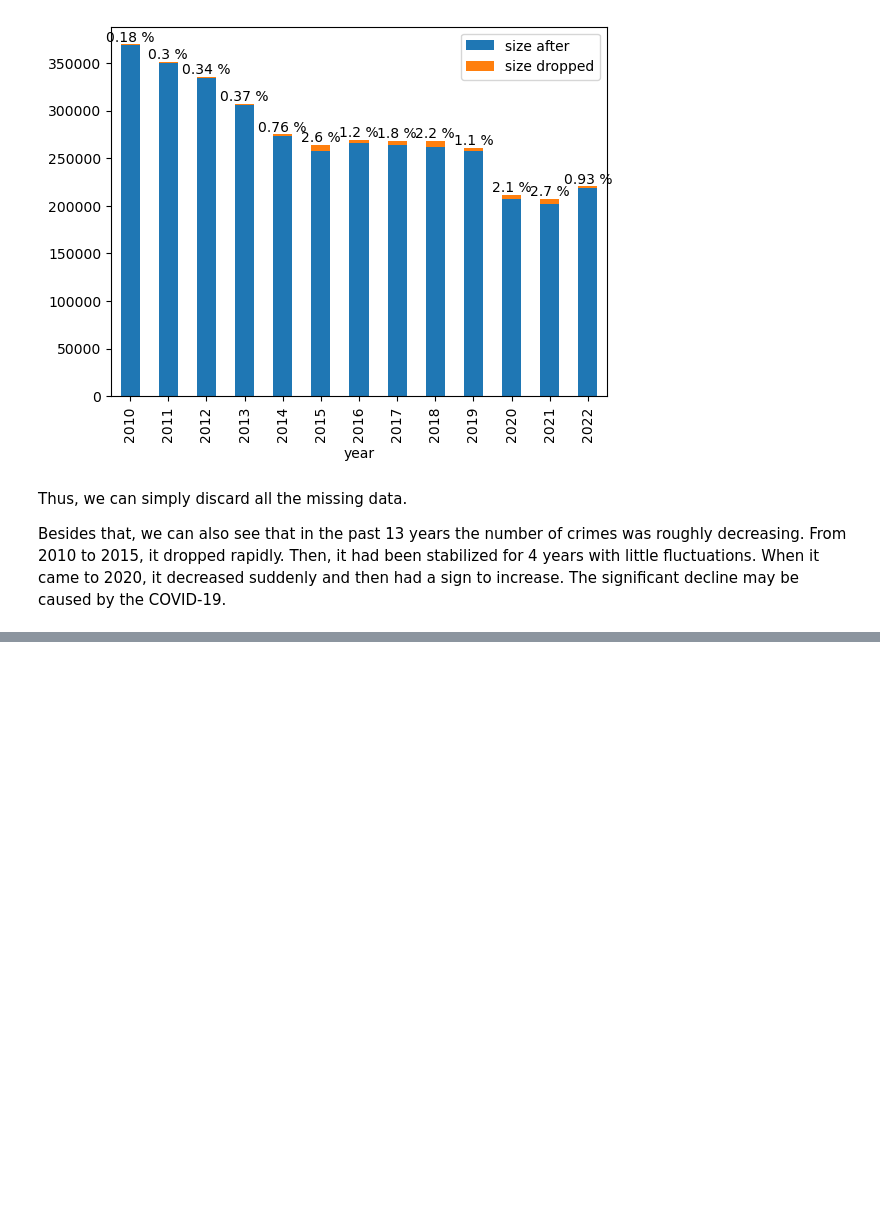
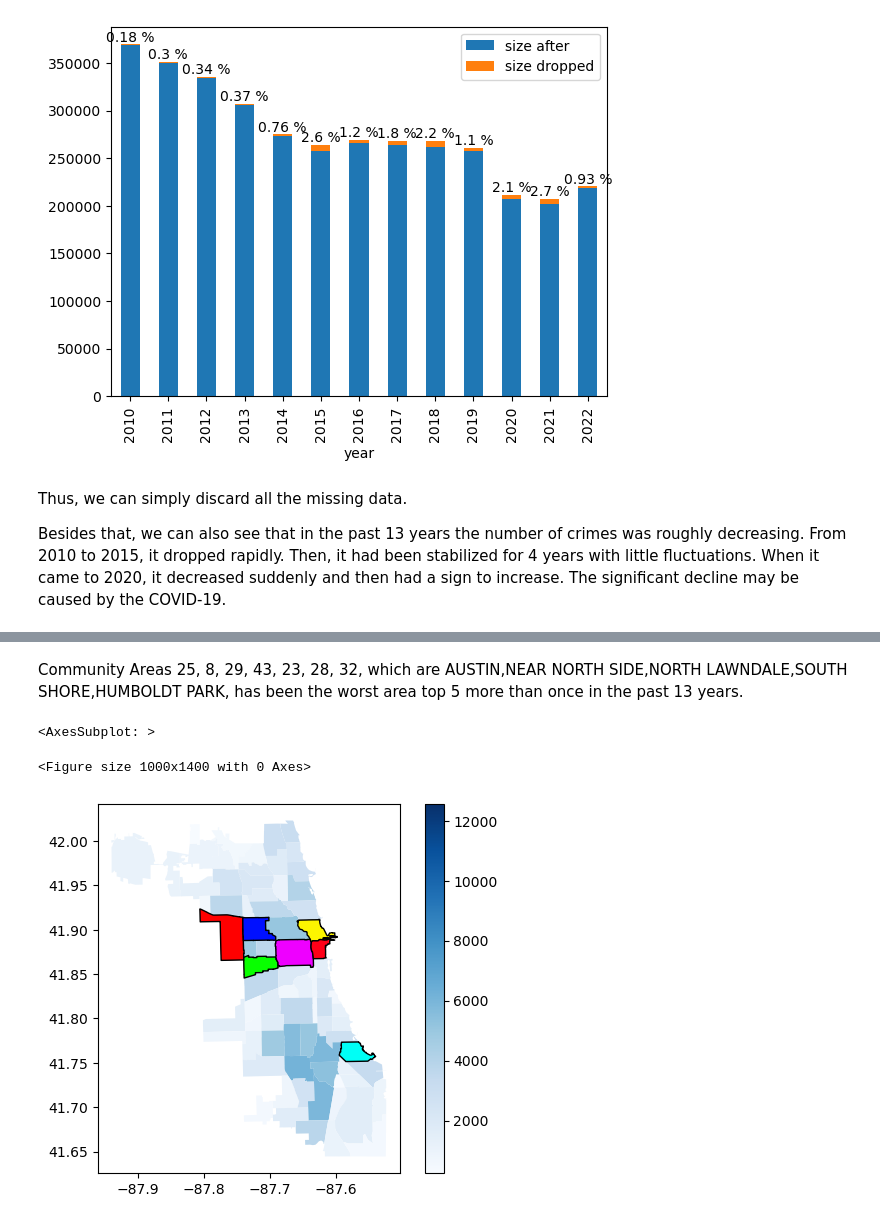
Before and after one commit to COMP5152TEAMWORK/Chicago-Crimes-Analysis, a Jupyter notebook: Chicago Crime Analysis.ipynb, the cells around one changed output, grey strips where cells are left out. Saved outputs shown, nothing was run; the diff lists cells and outputs as text; code cells hidden in the pictures; blank space fills up the shorter version.

Commit message:
finished top5 and bot5 area study

```diff
--- a/Chicago Crime Analysis.ipynb
+++ b/Chicago Crime Analysis.ipynb
@@ -346,0 +351,3 @@ Besides that, we can also see that in the past 13 years the number of crimes was
+# %%
+cay_df = pd.read_csv('{}crime_area_year.csv'.format(DATA_GEN_DIR))
+cay_df
@@ -346,0 +368,6 @@ Besides that, we can also see that in the past 13 years the number of crimes was
+# %%
+worst_area_td = cay_df.sort_values(by=['Year', 'Counts'], ascending=[True, False])\
+    .groupby(by='Year')
+worst_area_top5 = worst_area_td.head(5)
+worst_area_bot5 = worst_area_td.tail(5)
+worst_area_top5
@@ -346,0 +388,3 @@ Besides that, we can also see that in the past 13 years the number of crimes was
+# %%
+wat5y = worst_area_top5['Community Area'].value_counts()
+wat5y
@@ -346,0 +404,8 @@ Besides that, we can also see that in the past 13 years the number of crimes was
+# %%
+name_numb = pd.concat([
+    frame['int_area_numbe'],
+    frame['community']
+], axis=1)
+name_numb = name_numb.merge(wat5y, how='right', left_on='int_area_numbe', right_index=True)
+name_numb_index = name_numb[name_numb['Community Area']>1].index
+name_numb
@@ -346,0 +423,11 @@ Besides that, we can also see that in the past 13 years the number of crimes was
+# %% [markdown]
+Community Areas 25, 8, 29, 43, 23, 28, 32, which are AUSTIN,NEAR NORTH SIDE,NORTH LAWNDALE,SOUTH SHORE,HUMBOLDT PARK, has been the worst area top 5 more than once in the past 13 years.
+# %%
+wat5y_area = [25, 8, 29, 43, 23, 28, 32]
+fig = plt.figure(figsize=(10, 14))
+ax = frame.plot(column="crime count by area", legend=True, cmap='Blues')
+frame.iloc[name_numb_index].plot(cmap='hsv', linewidth=1, edgecolor='black', ax=ax)
+# %% [output]
+<AxesSubplot: >
+<Figure size 1000x1400 with 0 Axes>
+[figure, added]
```
Also changed, not shown: parts of 13 cells of this notebook, 2 other files.
